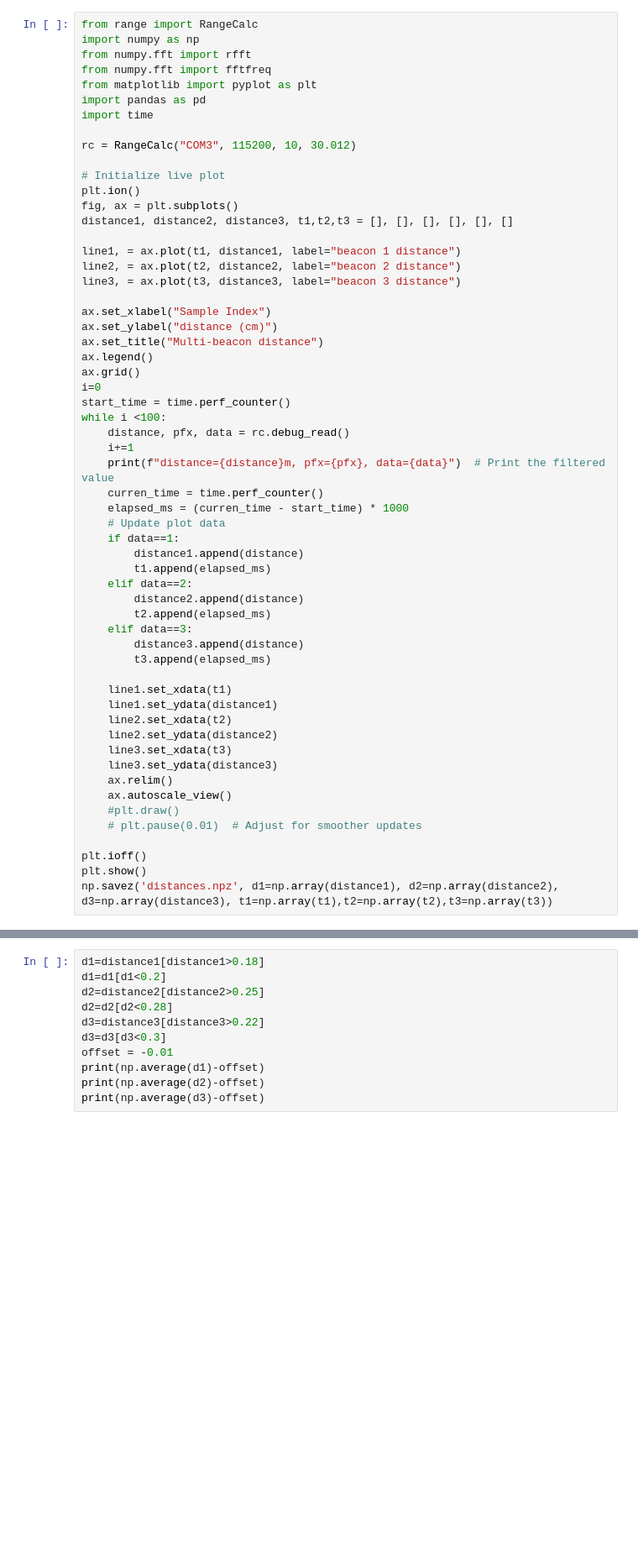
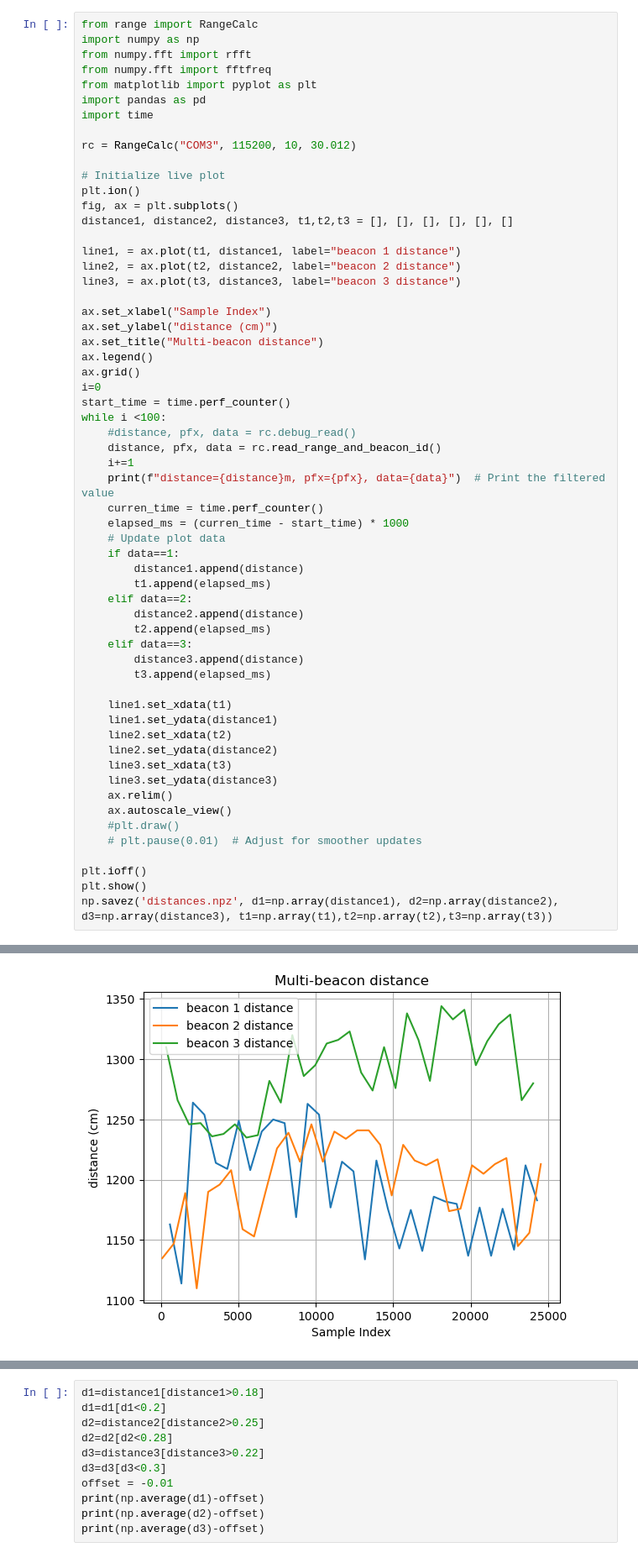
Before and after one commit to BrianTheAbyssGazer/Multi-beacon-ranging-system-for-underwater-robotics, a Jupyter notebook: Source Code/Data reading/Multi-beacon distance reading.ipynb, the cells around one changed output, grey strips where cells are left out. Shown: that part at 84% size. Saved outputs shown, nothing was run; the diff lists cells and outputs as text; blank space fills up the shorter version.

```diff
--- a/Source Code/Data reading/Multi-beacon distance reading.ipynb
+++ b/Source Code/Data reading/Multi-beacon distance reading.ipynb
@@ -26,7 +26,8 @@ ax.grid()
 i=0
 start_time = time.perf_counter()
 while i <100:
-    distance, pfx, data = rc.debug_read()
+    #distance, pfx, data = rc.debug_read()
+    distance, pfx, data = rc.read_range_and_beacon_id()
     i+=1
     print(f"distance={distance}m, pfx={pfx}, data={data}")  # Print the filtered value
     curren_time = time.perf_counter()
@@ -61,3 +78,4 @@ SerialException: could not open port 'COM3': FileNotFoundError(2, 'The system ca
+[figure, added]
 # %%
 def trilateration_3d(P1, P2, P3, d1, d2, d3):
     # Convert points to numpy arrays
```
Also changed, not shown: parts of 5 cells of this notebook, 22 other files.
